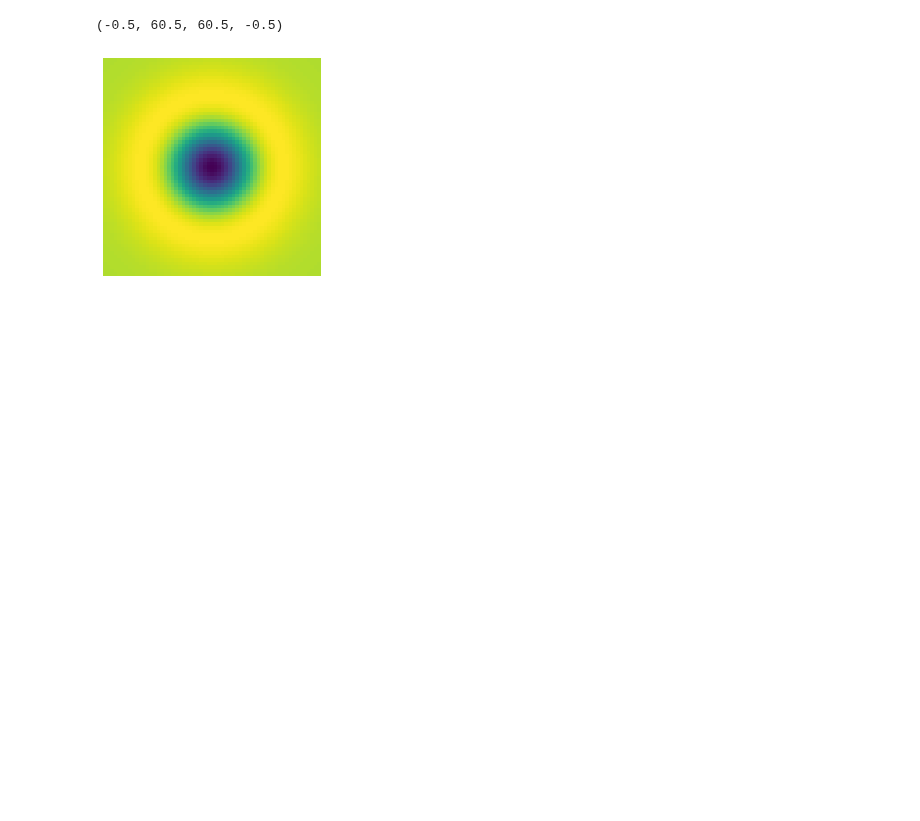
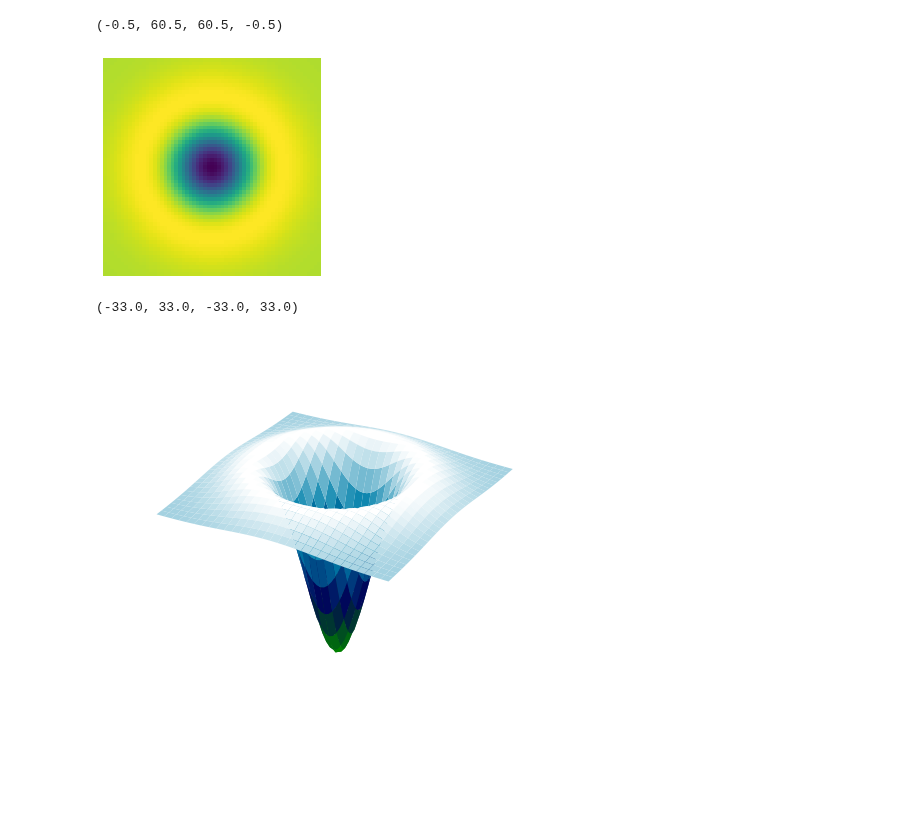
Before and after one commit to sanjith1999/EN2550-Assignments, a Jupyter notebook: Exercises/e5.ipynb, the cells around one changed output. Drawn from its saved outputs; the diff is of its cells as text; code cells hidden in the pictures; blank space fills up the shorter version.

```diff
--- a/Exercises/e5.ipynb
+++ b/Exercises/e5.ipynb
@@ -6,5 +11,5 @@ import numpy as np
 # %%
-#question 01
+# question 01
 sigma = 10
 hw = 3*sigma
 
@@ -12,7 +17,8 @@ X = np.arange(-hw, hw+1, 1)
 Y = np.arange(-hw, hw+1, 1)
 XX, YY = np.meshgrid(X, Y)
 
-log =1/(2*np.pi*sigma**2)*(XX**2/(sigma**2)+YY**2/(sigma**2)-2) *np.exp(-(XX**2+YY**2)/(2*sigma**2))
+log = 1/(2*np.pi*sigma**2)*(XX**2/(sigma**2)+YY**2/(sigma**2)-2) * \
+    np.exp(-(XX**2+YY**2)/(2*sigma**2))
 
 plt.imshow(log)
 plt.axis("off")
@@ -25 +28,10 @@ fig=plt.figure(figsize=(10,10))
+# %%
+#Showing in 3-d
+fig = plt.figure(figsize=(18, 18))
+ax1 =fig.add_subplot(121,projection='3d')
+surf = ax1.plot_surface(XX,YY,log, cmap=cm.ocean,lineWidth=0,antialiased=True)
+ax1.axis('off')
+# %% [output]
+(-33.0, 33.0, -33.0, 33.0)
+[figure, added]
 # %%
```
Also changed, not shown: parts of 10 cells of this notebook, 6 other files.
